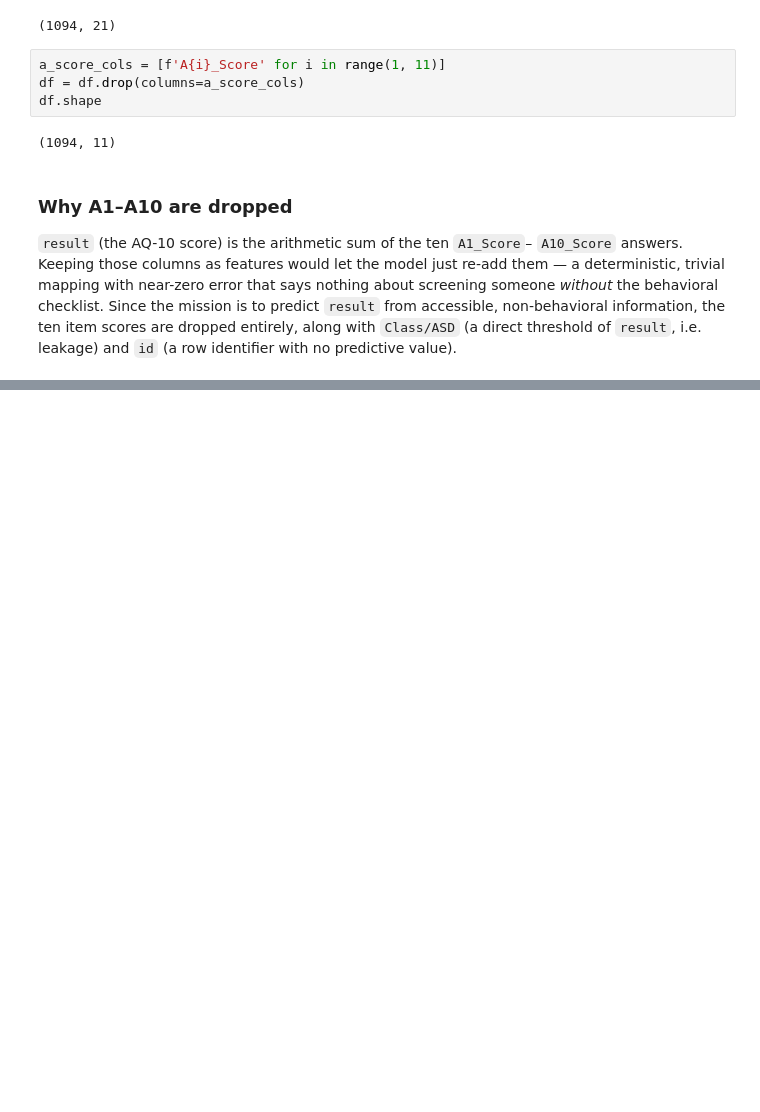
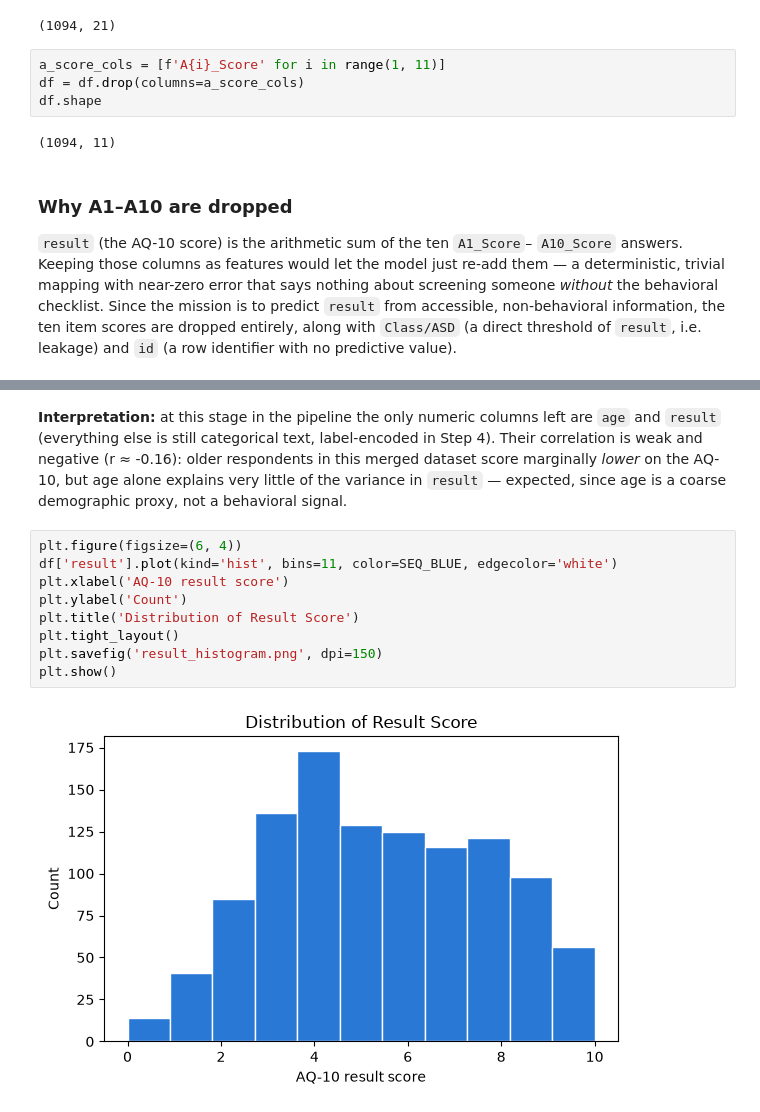
Before and after one commit to Divine-kuzo/linear_regression_model, a Jupyter notebook: summative/linear_regression/multivariate.ipynb, the cells around one changed output, grey strips where cells are left out. Saved outputs shown, nothing was run; the diff lists cells and outputs as text; blank space fills up the shorter version.

```diff
--- a/summative/linear_regression/multivariate.ipynb
+++ b/summative/linear_regression/multivariate.ipynb
@@ -95,0 +109,19 @@ identifier with no predictive value).
+# %% [markdown]
+**Interpretation:** at this stage in the pipeline the only numeric columns
+left are `age` and `result` (everything else is still categorical text,
+label-encoded in Step 4). Their correlation is weak and negative
+(r ≈ -0.16): older respondents in this merged dataset score marginally
+*lower* on the AQ-10, but age alone explains very little of the variance in
+`result` — expected, since age is a coarse demographic proxy, not a
+behavioral signal.
+# %%
+plt.figure(figsize=(6, 4))
+df['result'].plot(kind='hist', bins=11, color=SEQ_BLUE, edgecolor='white')
+plt.xlabel('AQ-10 result score')
+plt.ylabel('Count')
+plt.title('Distribution of Result Score')
+plt.tight_layout()
+plt.savefig('result_histogram.png', dpi=150)
+plt.show()
+# %% [output]
+[figure, added]
```
Also changed, not shown: parts of 7 cells of this notebook, 4 other files.
